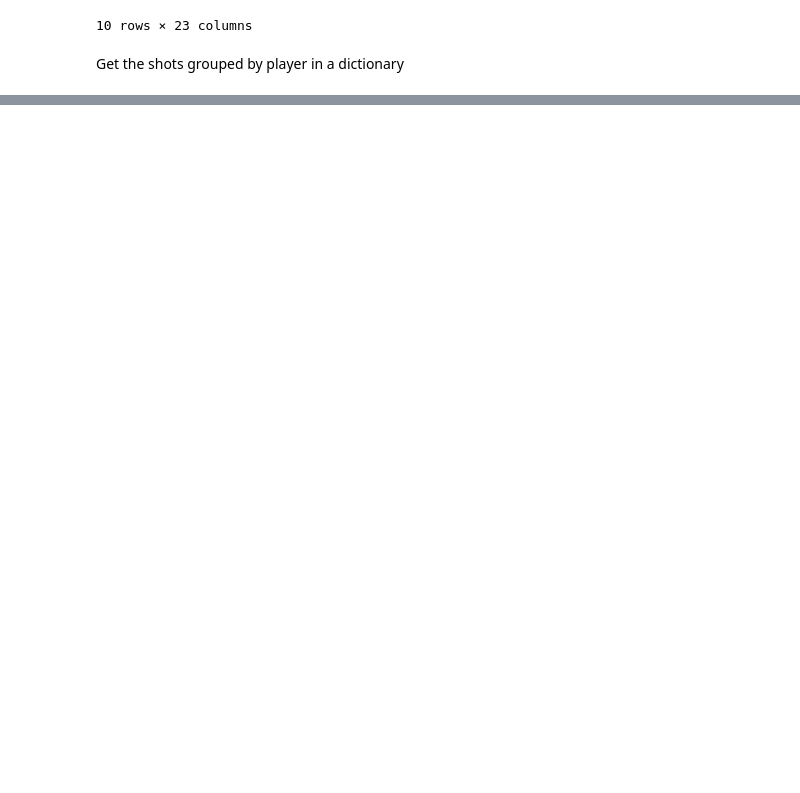
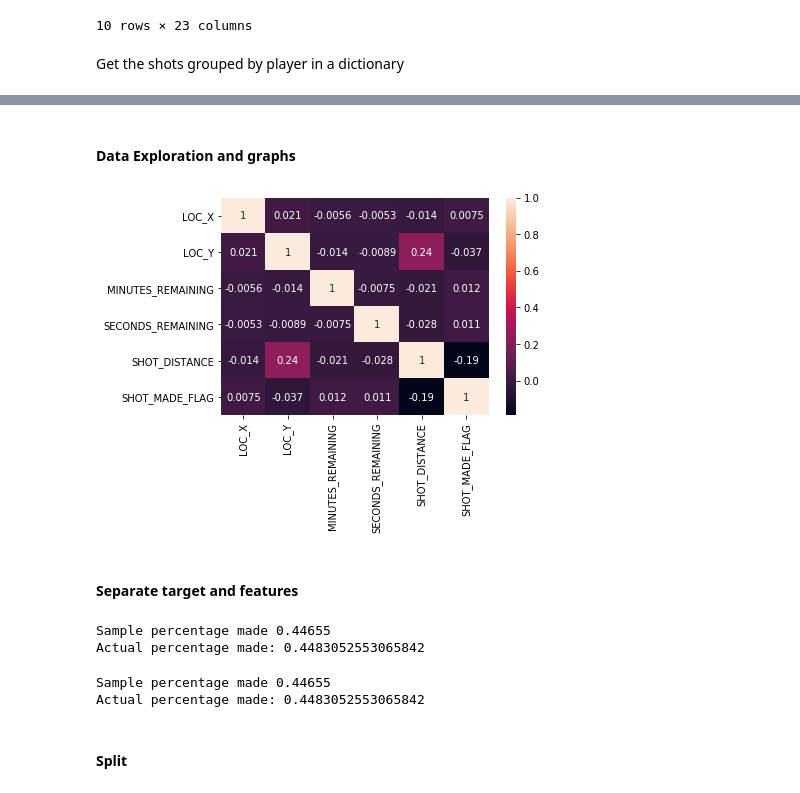
Before and after one commit to tomerzur/NBA-Shot-Prediction, a Jupyter notebook: main.ipynb, the cells around one changed output, grey strips where cells are left out. Saved outputs shown, nothing was run; the diff lists cells and outputs as text; code cells hidden in the pictures; blank space fills up the shorter version.

```diff
--- a/main.ipynb
+++ b/main.ipynb
@@ -13,7 +26,7 @@ from sklearn import tree
 # %%
 # pull shot data - note that this is from github - https://github.com/sealneaward/nba-movement-data
 
-raw = pd.read_csv('shot_data.csv')
+raw = pd.read_csv('NBA-Shot-Prediction\data\shots_fixed.csv')
 dropped = raw.drop(columns = ['EVENT_TYPE', 'GAME_EVENT_ID', 'GAME_DATE', 'GAME_ID'])
 
 dropped.head(10)
@@ -96,0 +202,2 @@ oheFeat = ohe.transform(features)
+# %% [markdown]
+<h4> Data Exploration and graphs </h4>
@@ -96,0 +210,53 @@ oheFeat = ohe.transform(features)
+# %%
+droppedImportant = dropped.drop(columns = ['EVENTTIME', 'PERIOD', 'QUARTER', 'SHOT_ATTEMPTED_FLAG', 'PLAYER_ID', 'TEAM_ID', 'SHOT_TIME'])
+cm = droppedImportant.corr()
+sn.heatmap(cm, annot=True)
+plt.show()
+# %% [output]
+[figure, added]
+# %% [markdown]
+<h4> Separate target and features</h4>
+# %%
+# try with everything
+categorical_cols = ['ACTION_TYPE', 'HTM', 'PERIOD', 'PLAYER_NAME', 'QUARTER', 'SHOT_TYPE', 'SHOT_ZONE_AREA',
+                    'SHOT_ZONE_BASIC', 'SHOT_ZONE_RANGE', 'TEAM_NAME', 'VTM']
+
+def onehot_encode(data):
+    for feature in categorical_cols:
+        one_hot = pd.get_dummies(data[feature], prefix=feature)
+        data = data.drop(feature, axis = 1)
+        data = data.join(one_hot)
+    return data
+
+fullDFOHE = onehot_encode(fullDF)
+
+target = fullDFOHE['SHOT_MADE_FLAG']
+features = fullDFOHE.drop(columns = ['SHOT_MADE_FLAG'])
+
+sample = fullDFOHE.sample(20000, random_state = 4400)
+targetSmall = sample['SHOT_MADE_FLAG']
+featuresSmall = sample.drop(columns = ['SHOT_MADE_FLAG'])
+
+# check to make sure that we have a decently representative sample
+print("Sample percentage made", sum(targetSmall)/len(targetSmall))
+print("Actual percentage made:", sum(fullDF['SHOT_MADE_FLAG']/len(fullDF['SHOT_MADE_FLAG'])))
+# %% [output]
+Sample percentage made 0.44655
+Actual percentage made: 0.4483052553065842
+# %%
+# try with just important features
+targetImp = important_features_df['SHOT_MADE_FLAG']
+featuresImp = important_features_df.drop(columns = ['SHOT_MADE_FLAG'])
+
+impFeaturesSmall = important_features_df.sample(20000, random_state = 4400)
+targetImpSmall = impFeaturesSmall['SHOT_MADE_FLAG']
+featuresImpSmall = impFeaturesSmall.drop(columns = ['SHOT_MADE_FLAG'])
+
+# check to make sure that we have a decently representative sample
+print("Sample percentage made", sum(targetImpSmall)/len(targetImpSmall))
+print("Actual percentage made:", sum(fullDF['SHOT_MADE_FLAG']/len(fullDF['SHOT_MADE_FLAG'])))
+# %% [output]
+Sample percentage made 0.44655
+Actual percentage made: 0.4483052553065842
+# %% [markdown]
+<h4> Split </h4>
```
Also changed, not shown: parts of 48 cells of this notebook.
